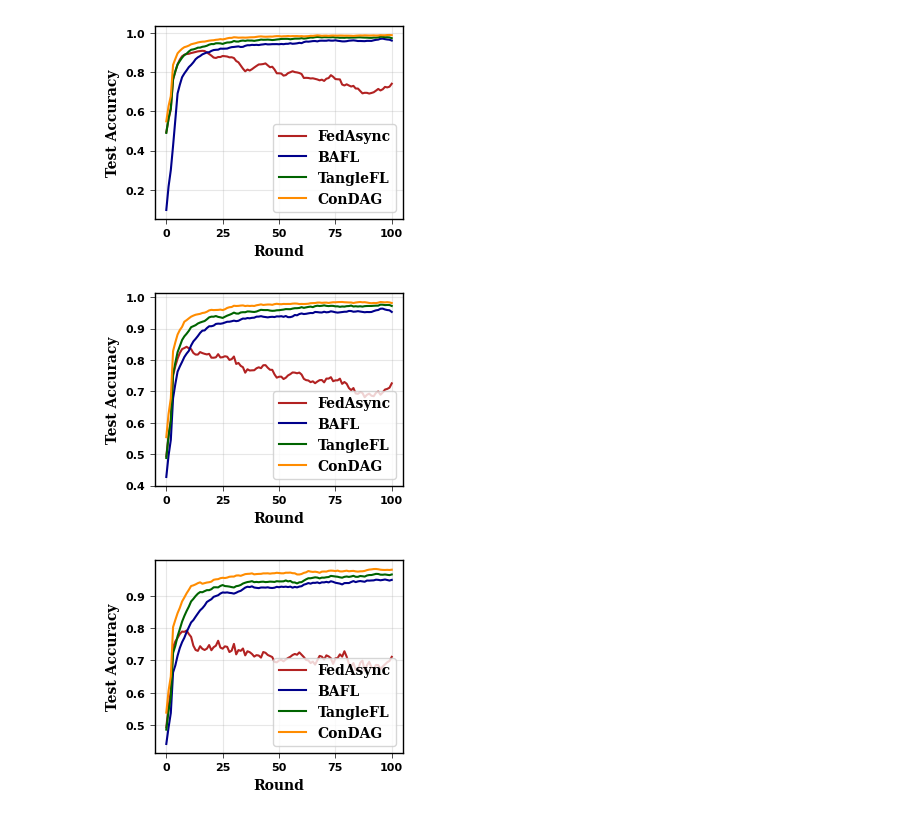
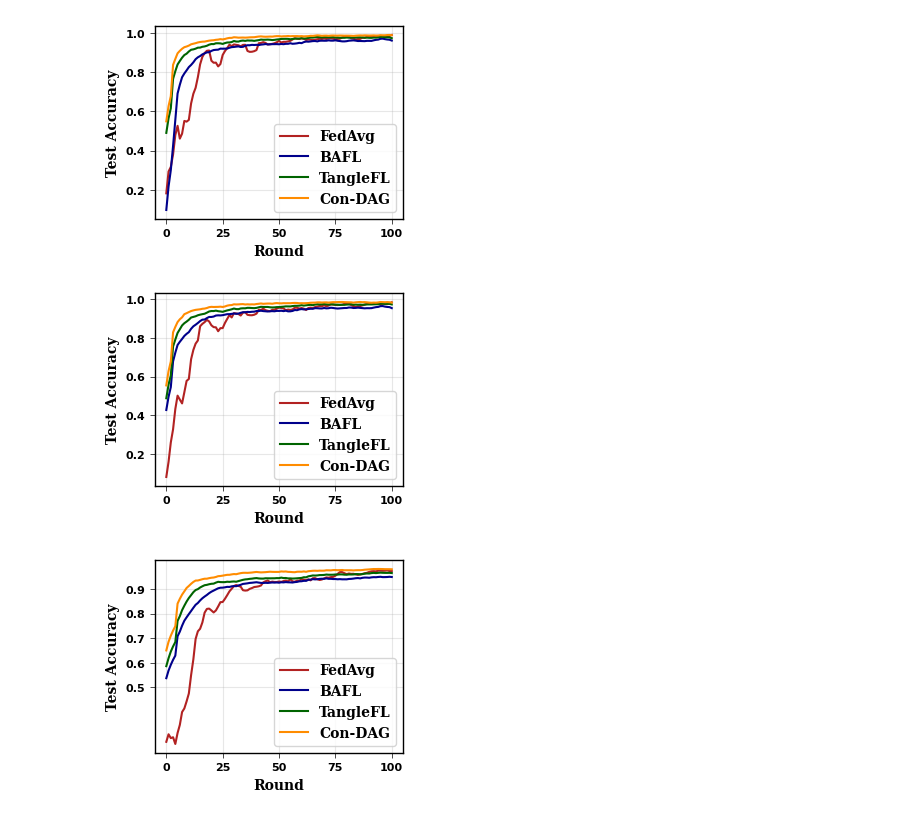
Before and after one commit to dingzhizhg/learning-tangle, a Jupyter notebook: prints/zlazy/print.ipynb, the cells around one changed output. Saved outputs shown, nothing was run; the diff lists cells and outputs as text; code cells hidden in the pictures.

```diff
--- a/prints/zlazy/print.ipynb
+++ b/prints/zlazy/print.ipynb
@@ -34,19 +34,19 @@ def smooth_data(data, window_size=5):
     return smoothed_acc
 # %%
 # data11 = read_accuracy_from_txt('/root/learning-tangle/prints/zlazy/1-fedavg.txt')
-data12 = read_accuracy_from_txt('/root/learning-tangle/prints/zlazy/1-fedasync.txt')
+data12 = read_accuracy_from_txt('/root/learning-tangle/prints/zlazy/1-fedavg.txt')
 data13 = read_accuracy_from_txt('/root/learning-tangle/prints/zlazy/1-bafl.txt')
 data14 = read_accuracy_from_txt('/root/learning-tangle/prints/zlazy/1-tangle.txt')
 data15 = read_accuracy_from_txt('/root/learning-tangle/prints/zlazy/1-tanglecta.txt')
 
 # data21 = read_accuracy_from_txt('/root/learning-tangle/prints/zlazy/2-fedavg.txt')
-data22 = read_accuracy_from_txt('/root/learning-tangle/prints/zlazy/2-fedasync.txt')
+data22 = read_accuracy_from_txt('/root/learning-tangle/prints/zlazy/2-fedavg.txt')
 data23 = read_accuracy_from_txt('/root/learning-tangle/prints/zlazy/2-bafl.txt')
 data24 = read_accuracy_from_txt('/root/learning-tangle/prints/zlazy/2-tangle.txt')
 data25 = read_accuracy_from_txt('/root/learning-tangle/prints/zlazy/2-tanglecta.txt')
 
 # data31 = read_accuracy_from_txt('/root/learning-tangle/prints/zlazy/3-fedavg.txt')
-data32 = read_accuracy_from_txt('/root/learning-tangle/prints/zlazy/3-fedasync.txt')
+data32 = read_accuracy_from_txt('/root/learning-tangle/prints/zlazy/3-fedavg.txt')
 data33 = read_accuracy_from_txt('/root/learning-tangle/prints/zlazy/3-bafl.txt')
 data34 = read_accuracy_from_txt('/root/learning-tangle/prints/zlazy/3-tangle.txt')
 data35 = read_accuracy_from_txt('/root/learning-tangle/prints/zlazy/3-tanglecta.txt')
@@ -65,7 +65,7 @@ smooth_data23 = smooth_data(data23, window_size)
 smooth_data24 = smooth_data(data24, window_size)
 smooth_data25 = smooth_data(data25, window_size)
 
-window_size=5
+window_size=8
 # smooth_data31 = smooth_data(data31, window_size)
 smooth_data32 = smooth_data(data32, window_size)
 smooth_data33 = smooth_data(data33, window_size)
@@ -93,10 +93,10 @@ for label in ax.get_xticklabels() + ax.get_yticklabels():
 
 colors = ['saddlebrown', 'firebrick', 'darkblue', 'darkgreen', 'darkorange']
 # plt.plot(rounds, smooth_data11, label='FedAvg', color=colors[0])
-plt.plot(rounds, smooth_data12, label='FedAsync', color=colors[1])
+plt.plot(rounds, smooth_data12, label='FedAvg', color=colors[1])
 plt.plot(rounds, smooth_data13, label='BAFL', color=colors[2])
 plt.plot(rounds, smooth_data14, label='TangleFL', color=colors[3])
-plt.plot(rounds, smooth_data15, label='ConDAG', color=colors[4])
+plt.plot(rounds, smooth_data15, label='Con-DAG', color=colors[4])
 
 plt.legend(loc='lower right', frameon=True, fancybox=True)
 for text in plt.gca().get_legend().get_texts():
@@ -107,7 +107,7 @@ plt.ylabel('Test Accuracy', weight='bold')
 
 plt.show()
 # %% [output]
-[figure, old version]
+[figure, new version]
 # %%
 rounds = list(range(0, 101, 1))
 plt.rcParams['font.family'] = 'serif'
@@ -115,36 +115,36 @@ plt.figure(figsize=(3.2,2.5))
 
 plt.xticks(np.arange(0, 101, 25))
 # plt.yticks(np.arange(0.4, 1, 0.1))
 plt.grid(True, alpha=0.3)
 
 ax = plt.gca()
 # 加粗四个边框
 for spine in ax.spines.values():
     spine.set_linewidth(1)
 # 加粗刻度线
 plt.tick_params(axis='both', width=0.5, labelsize=8)
 # 加粗刻度数字
 for label in ax.get_xticklabels() + ax.get_yticklabels():
     label.set_fontweight('semibold')
     label.set_fontfamily('DejaVu Sans')
 
 colors = ['saddlebrown', 'firebrick', 'darkblue', 'darkgreen', 'darkorange']
 # plt.plot(rounds, smooth_data21, label='FedAvg', color=colors[0])
-plt.plot(rounds, smooth_data22, label='FedAsync', color=colors[1])
+plt.plot(rounds, smooth_data22, label='FedAvg', color=colors[1])
 plt.plot(rounds, smooth_data23, label='BAFL', color=colors[2])
 plt.plot(rounds, smooth_data24, label='TangleFL', color=colors[3])
-plt.plot(rounds, smooth_data25, label='ConDAG', color=colors[4])
+plt.plot(rounds, smooth_data25, label='Con-DAG', color=colors[4])
 
 plt.legend(loc='lower right', frameon=True, fancybox=True)
 for text in plt.gca().get_legend().get_texts():
     text.set_fontweight('bold')  # 或 'semibold'/'medium'
 
 plt.xlabel('Round', weight='bold')
 plt.ylabel('Test Accuracy', weight='bold')
 
 plt.show()
 # %% [output]
-[figure, old version]
+[figure, new version]
 # %%
 rounds = list(range(0, 101, 1))
 plt.rcParams['font.family'] = 'serif'
@@ -167,10 +167,10 @@ for label in ax.get_xticklabels() + ax.get_yticklabels():
 
 colors = ['saddlebrown', 'firebrick', 'darkblue', 'darkgreen', 'darkorange']
 # plt.plot(rounds, smooth_data31, label='FedAvg', color=colors[0])
-plt.plot(rounds, smooth_data32, label='FedAsync', color=colors[1])
+plt.plot(rounds, smooth_data32, label='FedAvg', color=colors[1])
 plt.plot(rounds, smooth_data33, label='BAFL', color=colors[2])
 plt.plot(rounds, smooth_data34, label='TangleFL', color=colors[3])
-plt.plot(rounds, smooth_data35, label='ConDAG', color=colors[4])
+plt.plot(rounds, smooth_data35, label='Con-DAG', color=colors[4])
 
 plt.legend(loc='lower right', frameon=True, fancybox=True)
 for text in plt.gca().get_legend().get_texts():
@@ -181,4 +181,4 @@ plt.ylabel('Test Accuracy', weight='bold')
 
 plt.show()
 # %% [output]
-[figure, old version]
+[figure, new version]
```
Also changed, not shown: 25 other files.
